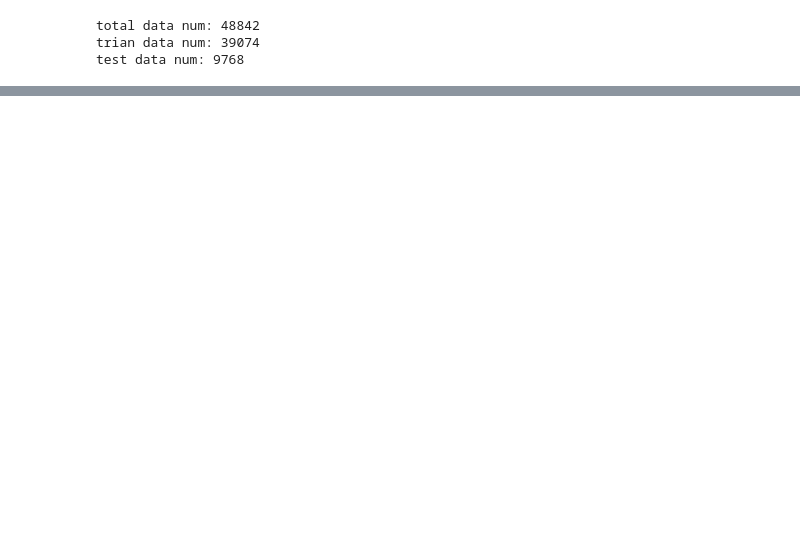
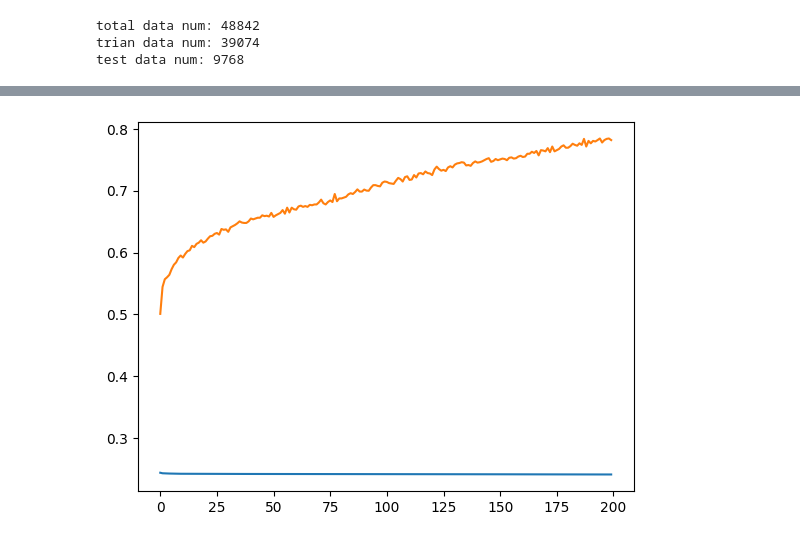
Before and after one commit to tsoudibi/TabHGNN, a Jupyter notebook: decoder_xformer.ipynb, the cells around one changed output, grey strips where cells are left out. Saved outputs shown, nothing was run; the diff lists cells and outputs as text; code cells hidden in the pictures; blank space fills up the shorter version.

```diff
--- a/decoder_xformer.ipynb
+++ b/decoder_xformer.ipynb
@@ -754,0 +800,7 @@ KeyboardInterrupt:
+# %%
+from matplotlib import pyplot as plt
+plt.plot(tmp_log)
+plt.plot(tmp__log)
+plt.show()
+# %% [output]
+[figure, added]
```
Also changed, not shown: parts of 15 cells of this notebook.
